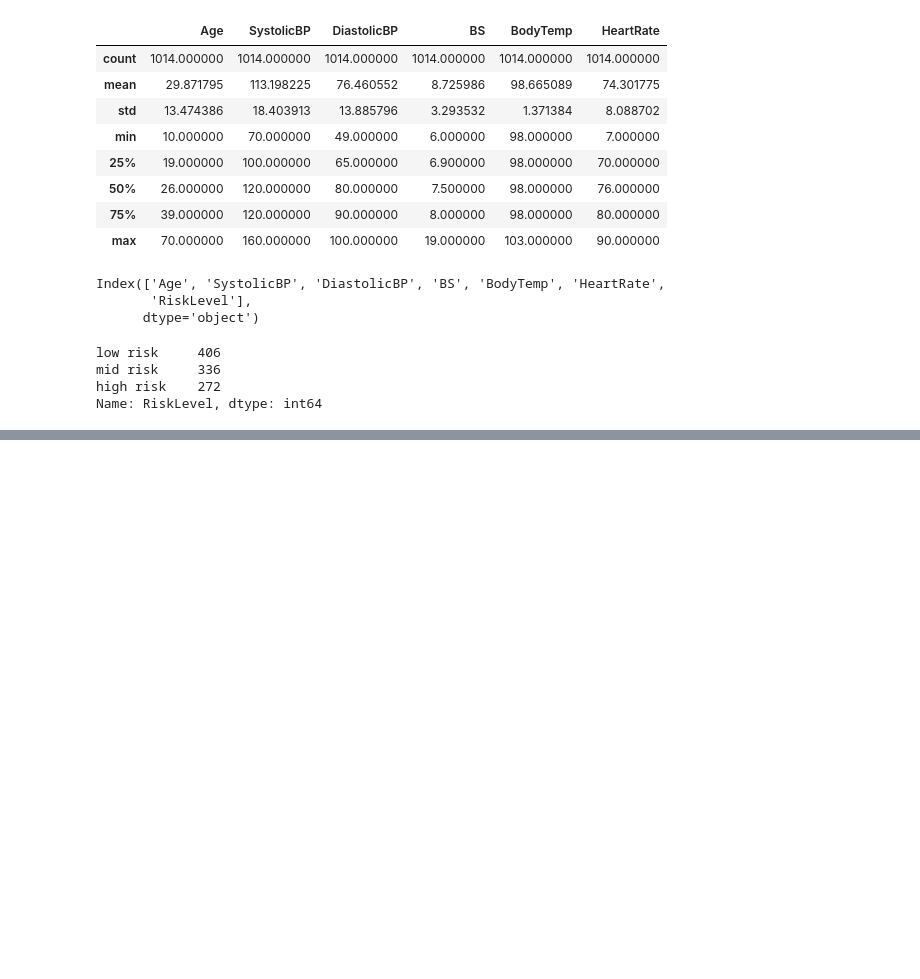
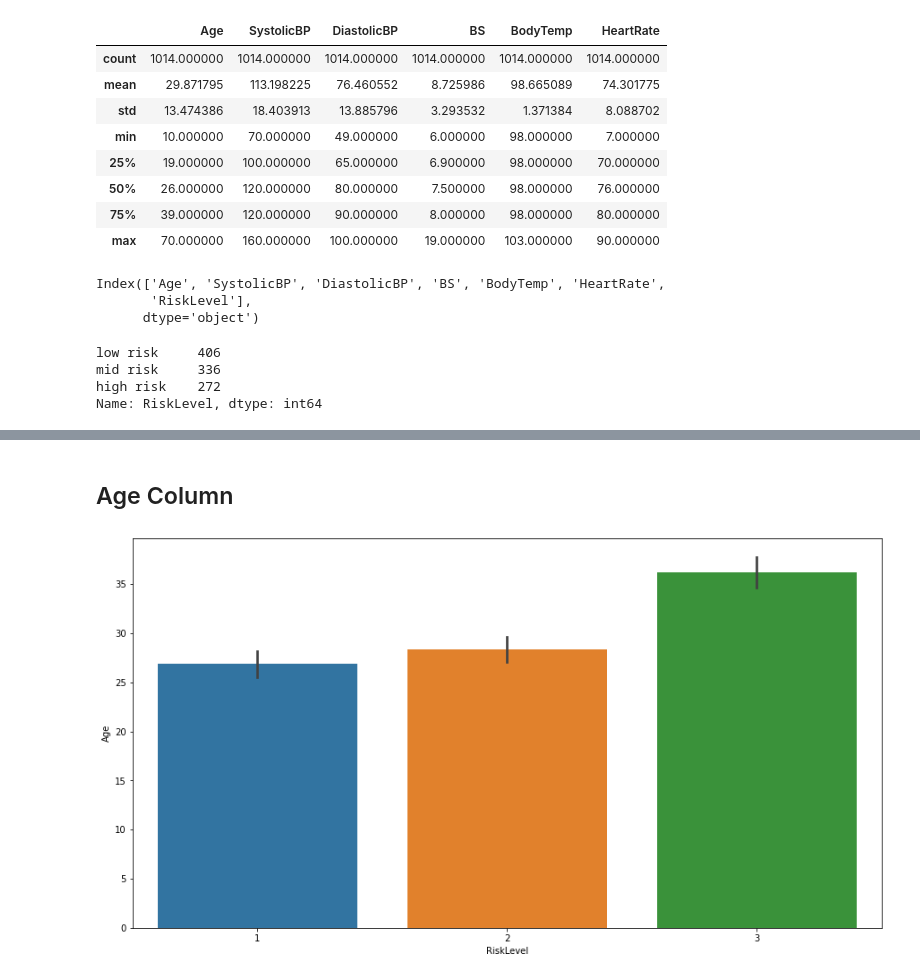
Before and after one commit to Ranakarmakar/Pregnancy-Health-Risk, a Jupyter notebook: Untitled.ipynb, the cells around one changed output, grey strips where cells are left out. Saved outputs shown, nothing was run; the diff lists cells and outputs as text; code cells hidden in the pictures; blank space fills up the shorter version.

```diff
--- a/Untitled.ipynb
+++ b/Untitled.ipynb
@@ -99,0 +124,2 @@ Name: RiskLevel, dtype: int64
+# %%
+df['RiskLevel'].replace(to_replace=['high risk', 'low risk', 'mid risk'], value=[3, 1, 2], inplace=True)
@@ -99,0 +141,8 @@ Name: RiskLevel, dtype: int64
+# %% [markdown]
+## Age Column
+# %%
+f = plt.figure(figsize=(15,8))
+sns.barplot(x = df.RiskLevel, y = df.Age)
+plt.show()
+# %% [output]
+[figure, added]
```
Also changed, not shown: parts of 57 cells of this notebook, 10 other files.
